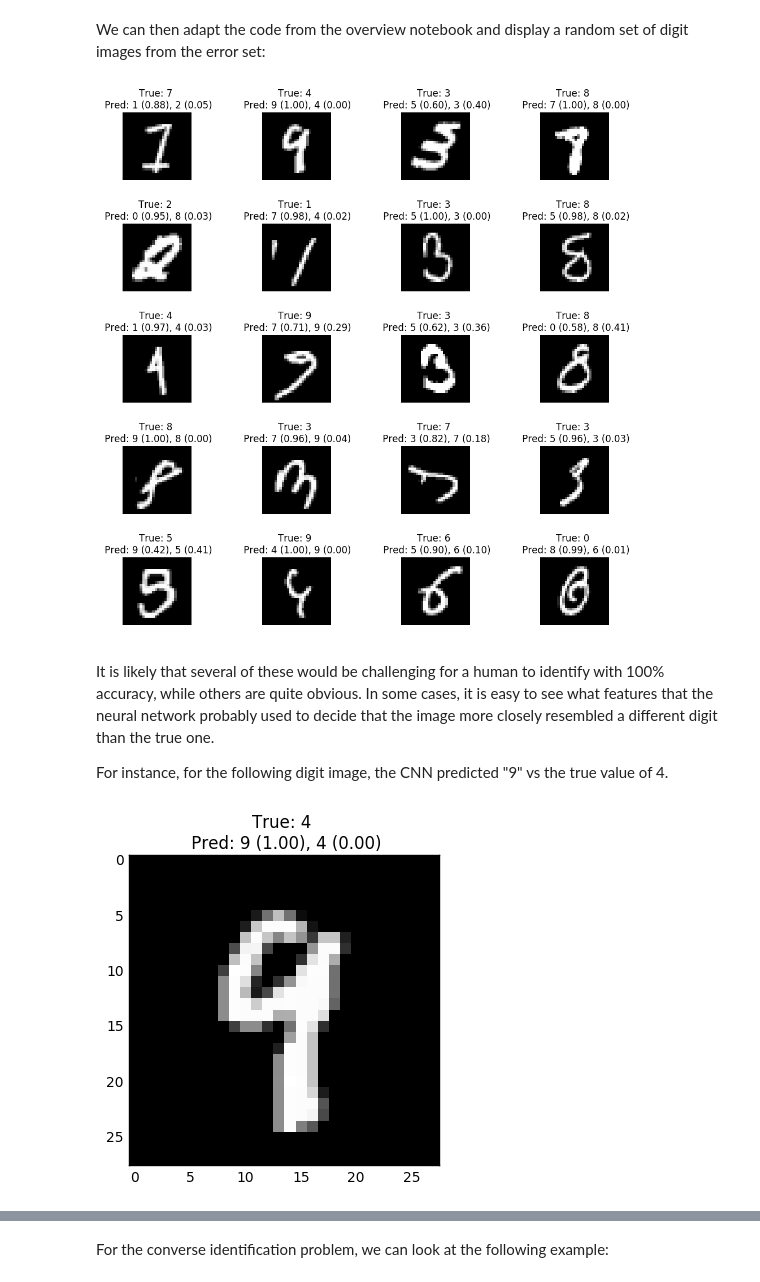
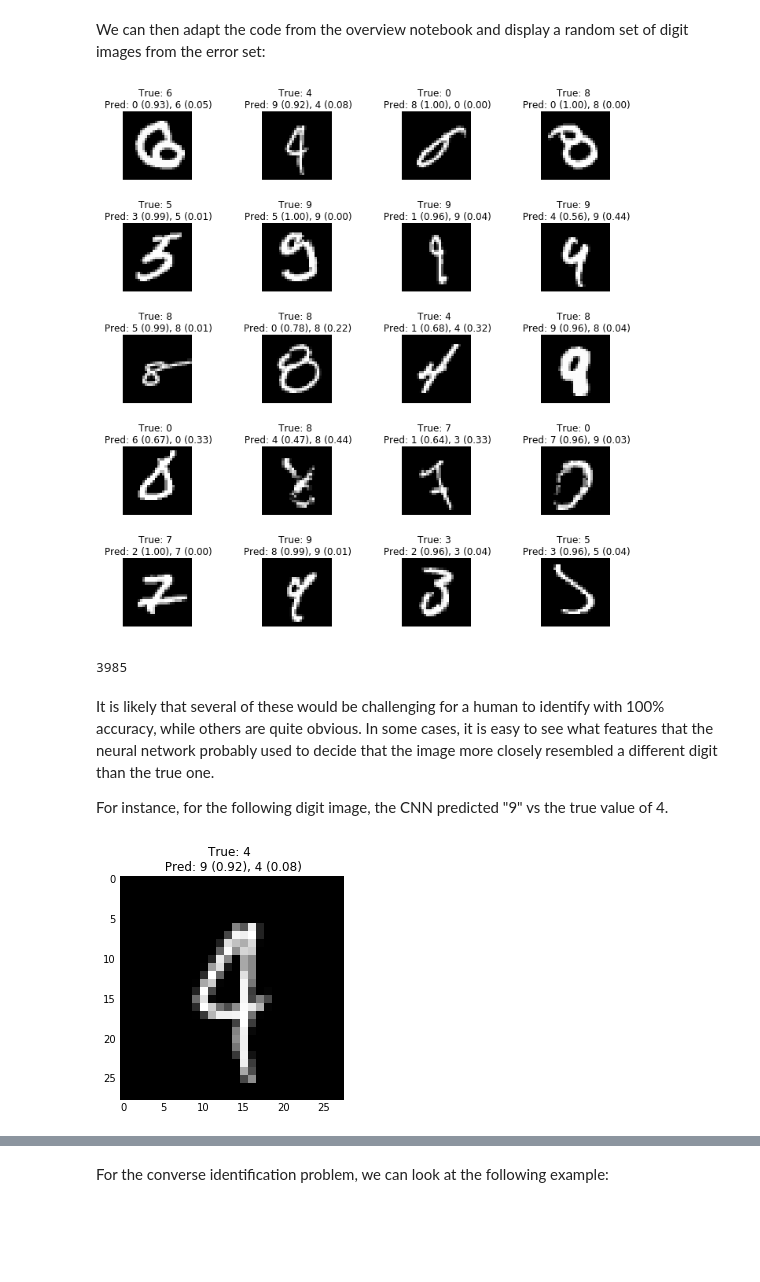
Before and after one commit to richcorrado/MNIST-digits, a Jupyter notebook: MNIST_Digits_TensorFlow.ipynb, the cells around one changed output, grey strips where cells are left out. Saved outputs shown, nothing was run; the diff lists cells and outputs as text; code cells hidden in the pictures; blank space fills up the shorter version.

```diff
--- a/MNIST_Digits_TensorFlow.ipynb
+++ b/MNIST_Digits_TensorFlow.ipynb
@@ -1093,5 +1167,5 @@ cost = tf.reduce_mean(tf.nn.softmax_cross_entropy_with_logits(labels=y_true, log
 corr = tf.equal(tf.argmax(z_out, 1), tf.argmax(y_true, 1))
 accr = tf.reduce_mean(tf.cast(corr, "float"))
 
-learning_rate = 0.001
+learning_rate = 0.0001
 optimizer = tf.train.AdamOptimizer(learning_rate).minimize(cost)
@@ -1098,3 +1174,14 @@ optimizer = tf.train.AdamOptimizer(learning_rate).minimize(cost)
+# %%
+n_batch = 200.
+int_batch = int(n_batch)
+
+n_samp_train = x_train_scaled.shape[0]
+n_samp_test = x_test_scaled.shape[0]
+
+train_batch = int(n_samp_train / n_batch)
+test_batch = int(n_samp_test / n_batch)
+
+skfold = StratifiedKFold(n_splits=train_batch, shuffle=True, random_state=428)
 # %%
 # Number of epochs to train over. Should be large enough for convergence.  If it is too large, at worst the model
 # might overfit, at best we waste computing time.
@@ -1171,0 +1290,3 @@ At 99% accuracy, this is our best model so far.  Some incremental gains can be m
+# %%
+class_prob_cnn = sess.run(tf.nn.softmax(z_out),
+                           feed_dict={x: x_test_scaled, y_true: y_test_oh, keep_prob: 1.})
@@ -1211,6 +1332,6 @@ array([7, 9, 1, ..., 3, 9, 1])
 # %% [markdown]
 These are to be compared with the list of true labels from y_validation, which we can reobtain by also applying argmax:
 # %%
-y_act = np.argmax(y_validation_oh, 1)
+y_act = np.argmax(y_test_oh, 1)
 y_act
 # %% [output]
@@ -1317,7 +1432,7 @@ for ax in axs.reshape(-1):
 # this is the true class label
     true_y = y_act[idx]
     # this is the vector of model class probabilities
-    prob_y = y_pred_prob[idx]
+    prob_y = class_prob_cnn[idx]
     # this is the most probable class
     top_pred = np.argmax(prob_y)
     # this is probability of the top class
@@ -1332,37 +1447,41 @@ for ax in axs.reshape(-1):
 
     ax.set_title("True: %d \n Pred: %d (%.2f), %d (%.2f)" %
                  (true_y, top_pred, prob_top, sec_choice, prob_sec))
-    ax.imshow(x_validation[idx].reshape(28,28), cmap=plt.cm.gray, origin='upper', interpolation='nearest')
+    ax.imshow(x_test[idx].reshape(28,28), cmap=plt.cm.gray, origin='upper', interpolation='nearest')
     ax.axis('off')
     i += 1
 plt.tight_layout()
 plt.show()
 # %% [output]
-[figure, old version]
+[figure, new version]
+# %%
+rand_idx[7]
+# %% [output]
+3985
 # %% [markdown]
 It is likely that several of these would be challenging for a human to identify with 100% accuracy, while others are quite obvious.   In some cases, it is easy to see what features that the neural network probably used to decide that the image more closely resembled a different digit than the true one.
 
 For instance, for the following digit image, the CNN predicted "9" vs the true value of 4.
 # %%
-idx = 3453
+idx = 1242
 # this is the true class label
 true_y = y_act[idx]
 # this is the vector of model class probabilities
-prob_y = y_pred_prob[idx]
+prob_y = class_prob_cnn[idx]
 # this is the most probable class
 top_pred = np.argmax(prob_y)
 # this is probability of the top class
 prob_top = prob_y[top_pred]
 # argsort the prob. vector
 arg_sort = np.argsort(-prob_y)
 # this is the 2nd choice class
 sec_choice = arg_sort[1]
 # this is the probability of the 2nd choice class
 prob_sec = prob_y[sec_choice]
 
-plt.imshow(x_validation[idx].reshape(28,28), cmap=plt.cm.gray, origin='upper', interpolation='nearest')
+plt.imshow(x_test[idx].reshape(28,28), cmap=plt.cm.gray, origin='upper', interpolation='nearest')
 plt.title("True: %d \n Pred: %d (%.2f), %d (%.2f)" %
                  (true_y, top_pred, prob_top, sec_choice, prob_sec))
 plt.show()
 # %% [output]
-[figure, old version]
+[figure, new version]
```
Also changed, not shown: parts of 110 cells of this notebook, 7 other files.
